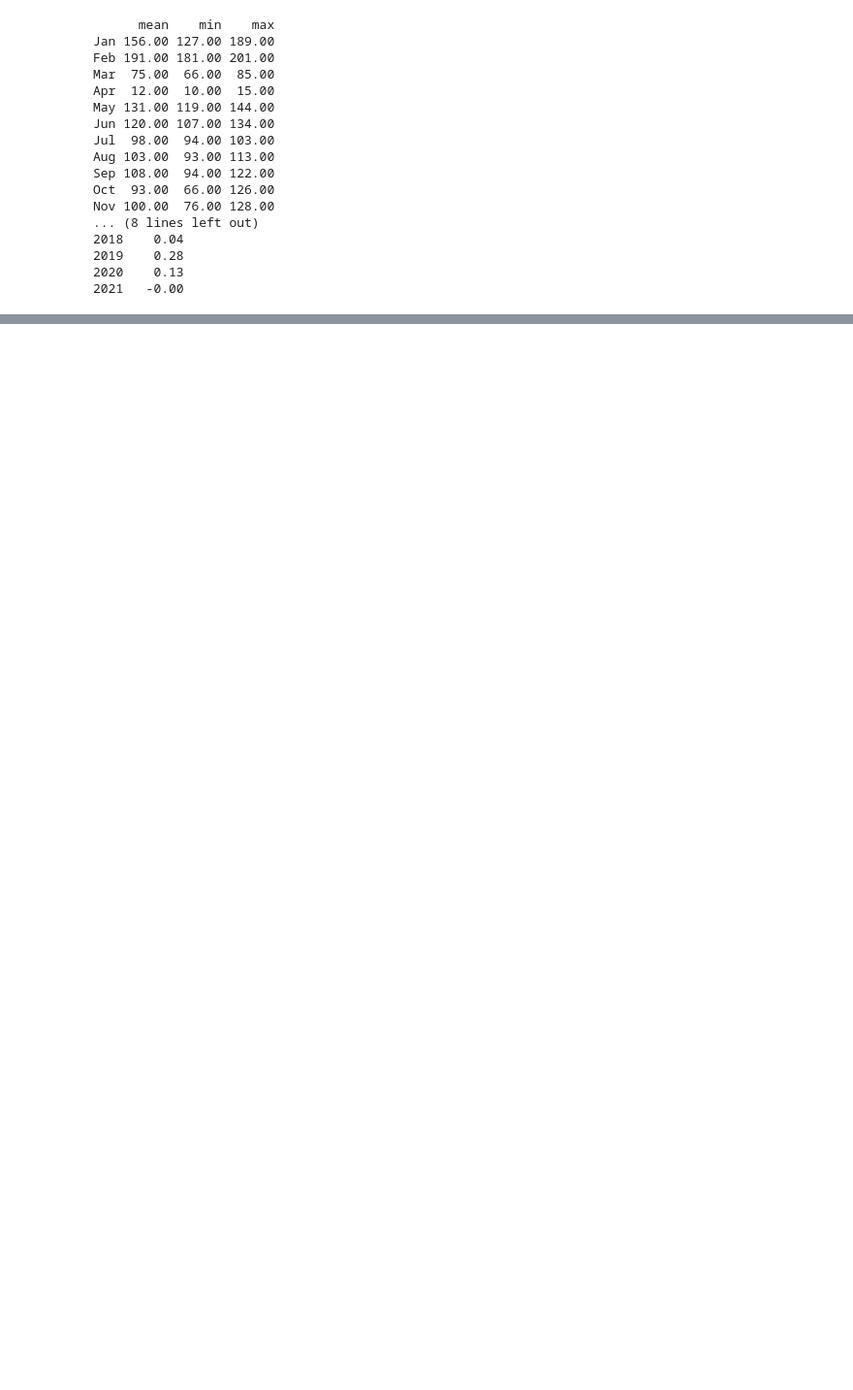
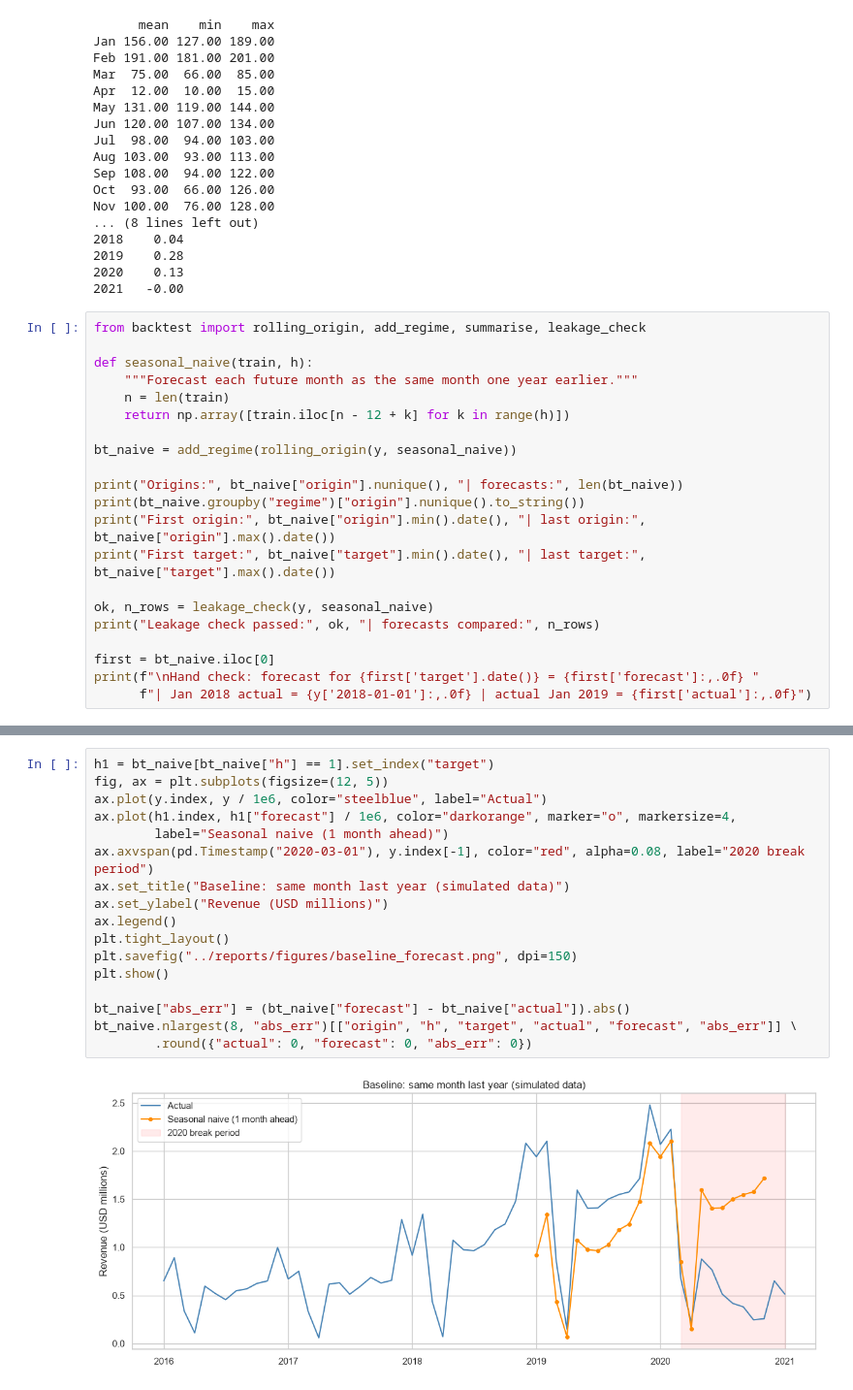
Before and after one commit to Mohsintahseen/sales-intelligence-system, a Jupyter notebook: notebooks/02_forecasting.ipynb, the cells around one changed output, grey strips where cells are left out. Shown at 97% size. Drawn from its saved outputs; the diff is of its cells as text; blank space fills up the shorter version.

Commit message:
Phase 5: rolling-origin backtest framework and seasonal naive baseline

```diff
--- a/notebooks/02_forecasting.ipynb
+++ b/notebooks/02_forecasting.ipynb
@@ -88,3 +88,24 @@ Nov 100.00  76.00 128.00
 2019    0.28
 2020    0.13
 2021   -0.00
+# %%
+from backtest import rolling_origin, add_regime, summarise, leakage_check
+
+def seasonal_naive(train, h):
+    """Forecast each future month as the same month one year earlier."""
+    n = len(train)
+    return np.array([train.iloc[n - 12 + k] for k in range(h)])
+
+bt_naive = add_regime(rolling_origin(y, seasonal_naive))
+
+print("Origins:", bt_naive["origin"].nunique(), "| forecasts:", len(bt_naive))
+print(bt_naive.groupby("regime")["origin"].nunique().to_string())
+print("First origin:", bt_naive["origin"].min().date(), "| last origin:", bt_naive["origin"].max().date())
+print("First target:", bt_naive["target"].min().date(), "| last target:", bt_naive["target"].max().date())
+
+ok, n_rows = leakage_check(y, seasonal_naive)
+print("Leakage check passed:", ok, "| forecasts compared:", n_rows)
+
+first = bt_naive.iloc[0]
+print(f"\nHand check: forecast for {first['target'].date()} = {first['forecast']:,.0f} "
+      f"| Jan 2018 actual = {y['2018-01-01']:,.0f} | actual Jan 2019 = {first['actual']:,.0f}")
@@ -90,0 +133,19 @@ Nov 100.00  76.00 128.00
+# %%
+h1 = bt_naive[bt_naive["h"] == 1].set_index("target")
+fig, ax = plt.subplots(figsize=(12, 5))
+ax.plot(y.index, y / 1e6, color="steelblue", label="Actual")
+ax.plot(h1.index, h1["forecast"] / 1e6, color="darkorange", marker="o", markersize=4,
+        label="Seasonal naive (1 month ahead)")
+ax.axvspan(pd.Timestamp("2020-03-01"), y.index[-1], color="red", alpha=0.08, label="2020 break period")
+ax.set_title("Baseline: same month last year (simulated data)")
+ax.set_ylabel("Revenue (USD millions)")
+ax.legend()
+plt.tight_layout()
+plt.savefig("../reports/figures/baseline_forecast.png", dpi=150)
+plt.show()
+
+bt_naive["abs_err"] = (bt_naive["forecast"] - bt_naive["actual"]).abs()
+bt_naive.nlargest(8, "abs_err")[["origin", "h", "target", "actual", "forecast", "abs_err"]] \
+        .round({"actual": 0, "forecast": 0, "abs_err": 0})
+# %% [output]
+[figure, added]
```
Also changed, not shown: parts of 3 cells of this notebook, 3 other files.
